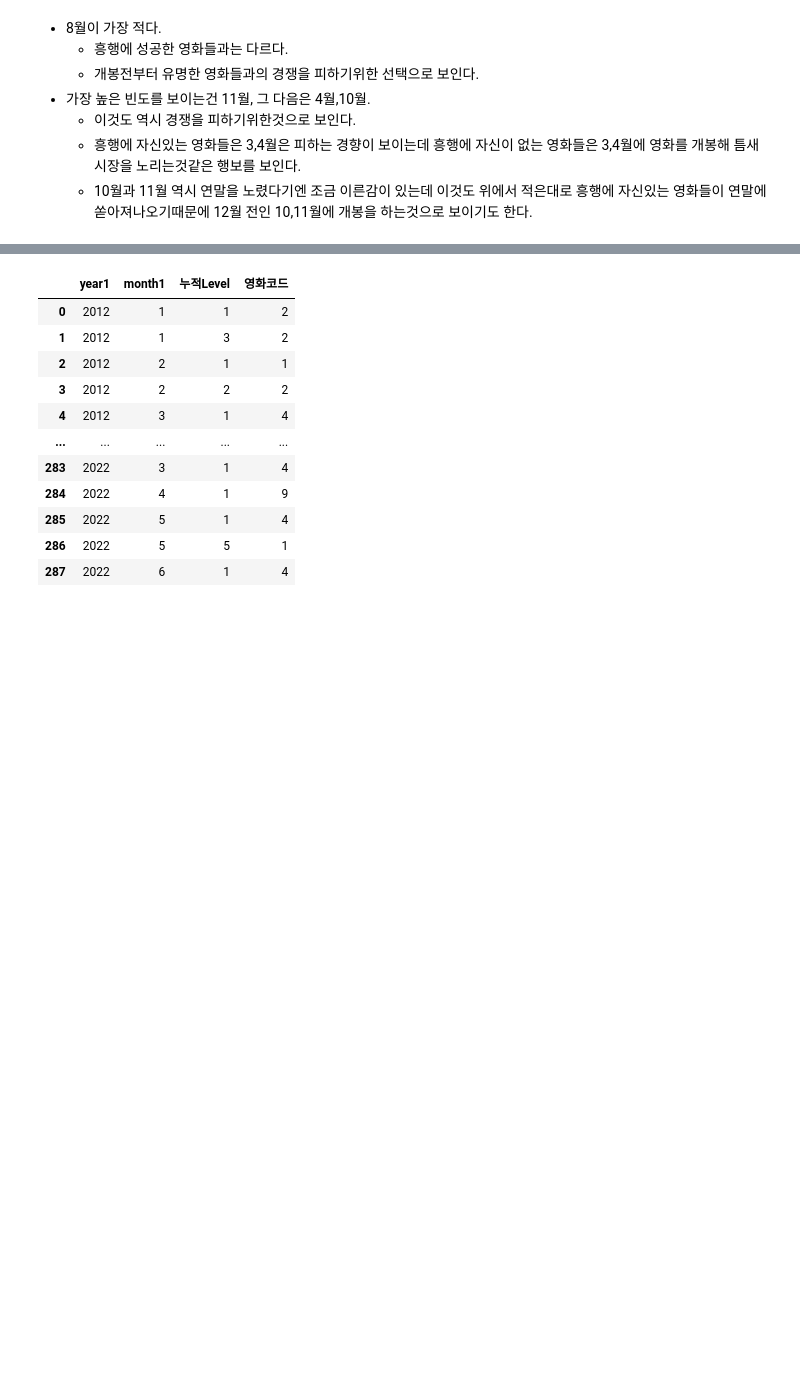
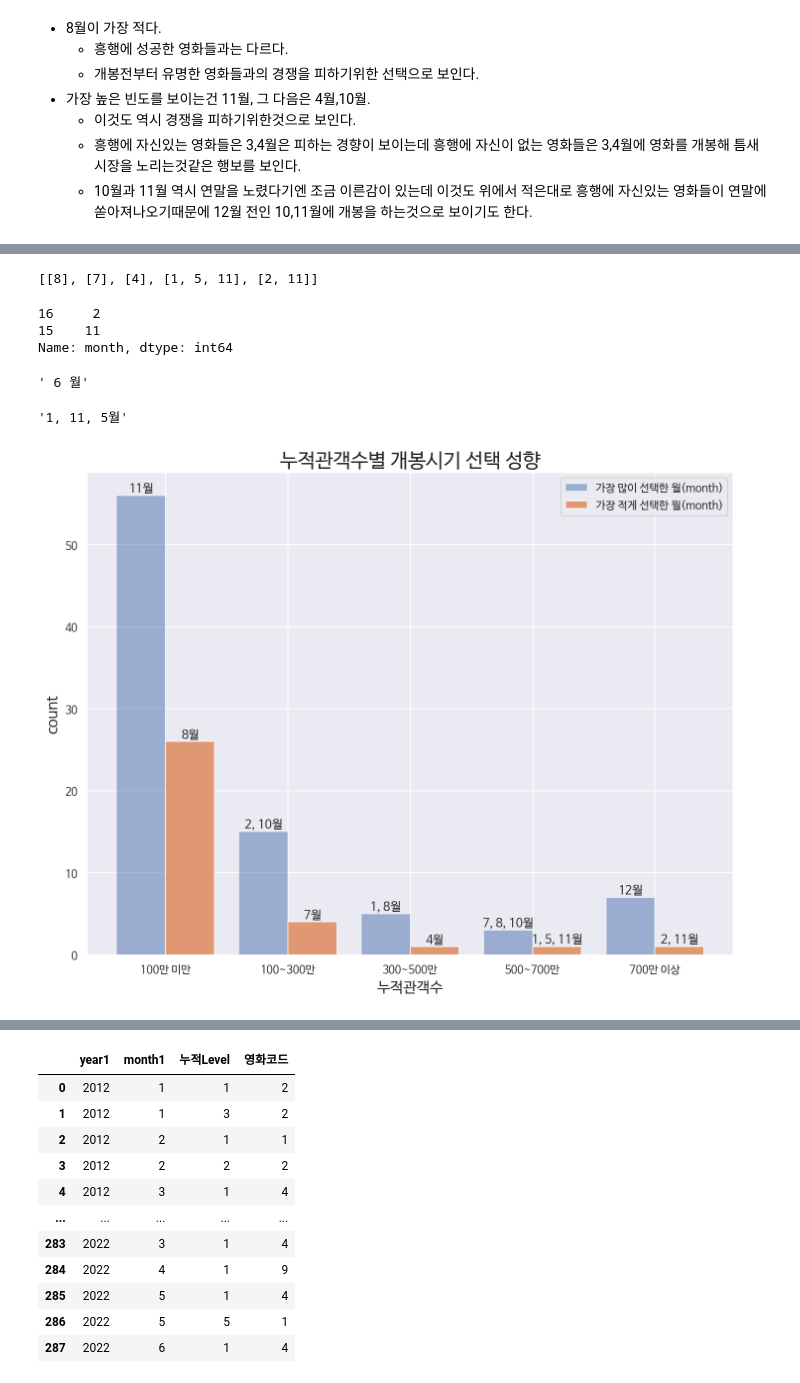
Before and after one commit to suyeee/DE_Project, a Jupyter notebook: 네이버_영화_분석.ipynb, the cells around one changed output, grey strips where cells are left out. Drawn from its saved outputs; the diff is of its cells as text; code cells hidden in the pictures; blank space fills up the shorter version.

```diff
--- a/네이버_영화_분석.ipynb
+++ b/네이버_영화_분석.ipynb
@@ -912,0 +1179,4 @@ plt.show()
+# %%
+ls.append(1)
+ls.append(1)
+ls
@@ -912,0 +1202,75 @@ plt.show()
+# %%
+pr_min = []
+
+p1 = minmax_df.loc[(minmax_df['누적Level'] == '1') & (minmax_df['구분'] == 'min'), 'month'].to_list()
+pr_min .append(p1)
+p2 = minmax_df.loc[(minmax_df['누적Level'] == '2') & (minmax_df['구분'] == 'min'), 'month'].to_list()
+pr_min .append(p2)
+p3 = minmax_df.loc[(minmax_df['누적Level'] == '3') & (minmax_df['구분'] == 'min'), 'month'].to_list()
+pr_min .append(p3)
+p4 = minmax_df.loc[(minmax_df['누적Level'] == '4') & (minmax_df['구분'] == 'min'), 'month'].to_list()
+pr_min .append(p4)
+p5 = minmax_df.loc[(minmax_df['누적Level'] == '5') & (minmax_df['구분'] == 'min'), 'month'].to_list()
+pr_min .append(p5)
+
+pr_min
+# %% [output]
+[[8], [7], [4], [1, 5, 11], [2, 11]]
+# %%
+minmax_df.loc[(minmax_df['누적Level'] == '5') & (minmax_df['구분'] == 'min'), 'month']
+# %% [output]
+16     2
+15    11
+Name: month, dtype: int64
+# %%
+a = "[6]월"
+a.replace('[', ' ').replace(']', ' ')
+# %% [output]
+' 6 월'
+# %%
+a = "['1', '11', '5']월"
+a.replace('[', '').replace(']', '').replace("'", "")
+# %% [output]
+'1, 11, 5월'
+# %%
+# 시각화
+plt.rc('font', family='NanumBarunGothic')
+
+x = minmax_df['누적Level'].unique()
+y_1 = minmax_df.loc[minmax_df['구분'] == 'max','count'].unique()
+y_2 = ls
+
+x_ar = np.arange(len(x))
+
+fig, axes = plt.subplots()
+fig.set_size_inches((10,8))
+
+width = 0.4
+
+ax1 = axes.bar(x_ar - width/2 , y_1, width ,align='center', alpha=0.5)
+ax2 = axes.bar(x_ar + width/2, y_2, width , align='center', alpha=0.8)
+
+for rect,prr in zip(ax1,pr_max):
+    height = rect.get_height()
+    height2 = prr
+    plt.text(rect.get_x() + rect.get_width()/2.0, height, '{}월'.format(height2).replace('[', '').replace(']', '').replace("'", "") , ha='center', va='bottom', size = 12)
+
+for rect,prr in zip(ax2,pr_min):
+    height = rect.get_height()
+    height2 = prr
+    plt.text(rect.get_x() + rect.get_width()/2.0, height, '{}월'.format(height2).replace('[', '').replace(']', '').replace("'", "") , ha='center', va='bottom', size = 12)
+
+
+plt.xlabel('누적관객수', fontsize=15)
+plt.xticks(x_ar)
+axes.set_xticklabels(['100만 미만', '100~300만', '300~500만', '500~700만','700만 이상'])
+
+plt.ylabel('count',fontsize=15)
+plt.title('누적관객수별 개봉시기 선택 성향',fontsize = 20)
+
+plt.legend(["가장 많이 선택한 월(month)","가장 적게 선택한 월(month)"])
+
+plt.tight_layout()
+plt.show()
+# %% [output]
+[figure, added]
```
Also changed, not shown: parts of 72 cells of this notebook.
